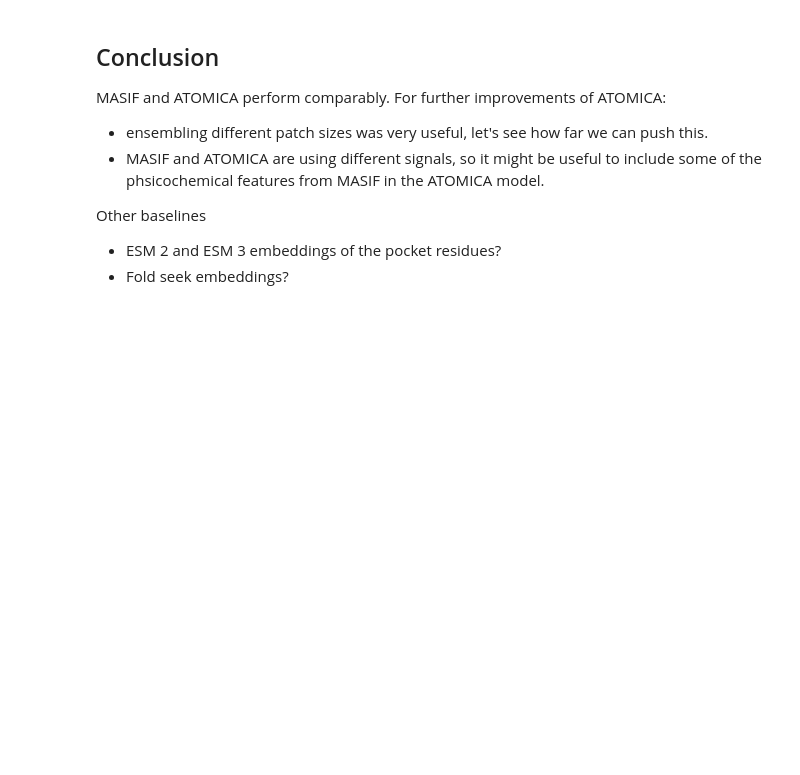
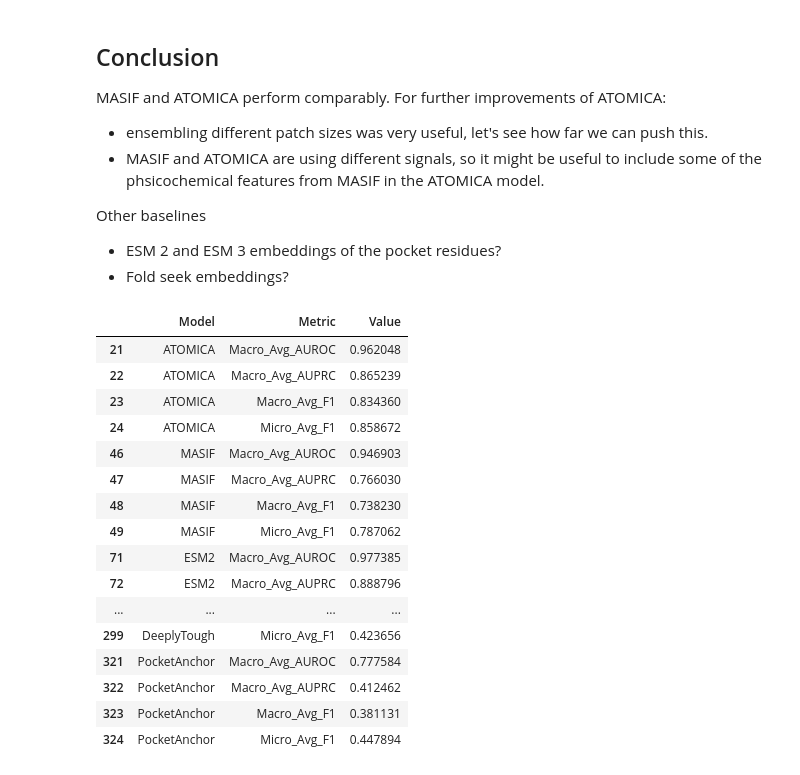
Before and after one commit to mims-harvard/ATOMICA, a Jupyter notebook: case_studies/masif_ligand_benchmark/results.ipynb, the cells around one changed output. Cells and saved outputs as stored; diff of their text form; code cells hidden in the pictures; blank space fills up the shorter version.

```diff
--- a/case_studies/masif_ligand_benchmark/results.ipynb
+++ b/case_studies/masif_ligand_benchmark/results.ipynb
@@ -261,7 +317,7 @@ data_df = pd.read_parquet(data_file)
 
 esmc_list = []
 for seed in range(5):
-    with open(f"{BASELINE_DIR}/esmc/esmc_mlp_dist_finaldim256_dropout0.3_lr1e-3/seed{seed}/test_predictions.json", "r") as f:
+    with open(f"{BASELINE_DIR}models/esmc/esmc_mlp_dist_finaldim256_dropout0.3_lr1e-3/seed{seed}/test_predictions.json", "r") as f:
         esmc_preds = json.load(f)
     results = {
         'id': data_df['id'],
@@ -289,7 +345,7 @@ data_df = pd.read_parquet(data_file)
 
 saprot_list = []
 for seed in range(5):
-    with open(f"{BASELINE_DIR}/saprot/saprot_mlp_dist_finaldim64_dropout0.1_lr1e-3/seed{seed}/test_predictions.json", "r") as f:
+    with open(f"{BASELINE_DIR}/models/saprot/saprot_mlp_dist_finaldim64_dropout0.1_lr1e-3/seed{seed}/test_predictions.json", "r") as f:
         saprot_preds = json.load(f)
     results = {
         'id': data_df['id'],
@@ -356,13 +412,7 @@ def _parse_prob(x):
         return np.fromstring(s.strip("[]"), sep=" ")
     return np.array([x], dtype=float)
 
-model_ckpts = [
- '/n/netscratch/mzitnik_lab/Lab/afang/ATOMICA/baselines/masif_benchmark/models/version_263/checkpoint/epoch69_step5950.ckpt',
- '/n/netscratch/mzitnik_lab/Lab/afang/ATOMICA/baselines/masif_benchmark/models/version_262/checkpoint/epoch32_step2805.ckpt',
- '/n/netscratch/mzitnik_lab/Lab/afang/ATOMICA/baselines/masif_benchmark/models/version_264/checkpoint/epoch49_step4250.ckpt',
- '/n/netscratch/mzitnik_lab/Lab/afang/ATOMICA/baselines/masif_benchmark/models/version_283/checkpoint/epoch43_step3740.ckpt',
- '/n/netscratch/mzitnik_lab/Lab/afang/ATOMICA/baselines/masif_benchmark/models/version_271/checkpoint/epoch21_step1870.ckpt',
- ]
+model_ckpts = [f"/n/holylfs06/LABS/mzitnik_lab/Lab/afang/ATOMICA/baselines/MASIF/models/atomica_esm2/late_fusion/seed{seed}/model.ckpt" for seed in range(5)]
 
 test_preds = []
 for ckpt in model_ckpts:
@@ -893,5 +943,25 @@ for model, (results_df, ensemble_results_df) in RESULTS_DICT.items():
 
 metrics_table_df = pd.DataFrame(metrics_table)
 metrics_ensemble_table_df = pd.DataFrame(ensemble_metrics_table)
+# %%
+metrics_ensemble_table_df[metrics_ensemble_table_df['Metric'].str.contains("Avg")]
+# %% [output]
+|  | Model | Metric | Value |
+| 21 | ATOMICA | Macro_Avg_AUROC | 0.962048 |
+| 22 | ATOMICA | Macro_Avg_AUPRC | 0.865239 |
+| 23 | ATOMICA | Macro_Avg_F1 | 0.834360 |
+| 24 | ATOMICA | Micro_Avg_F1 | 0.858672 |
+| 46 | MASIF | Macro_Avg_AUROC | 0.946903 |
+| 47 | MASIF | Macro_Avg_AUPRC | 0.766030 |
+| 48 | MASIF | Macro_Avg_F1 | 0.738230 |
+| 49 | MASIF | Micro_Avg_F1 | 0.787062 |
+| 71 | ESM2 | Macro_Avg_AUROC | 0.977385 |
+| 72 | ESM2 | Macro_Avg_AUPRC | 0.888796 |
+| ... | ... | ... | ... |
+| 299 | DeeplyTough | Micro_Avg_F1 | 0.423656 |
+| 321 | PocketAnchor | Macro_Avg_AUROC | 0.777584 |
+| 322 | PocketAnchor | Macro_Avg_AUPRC | 0.412462 |
+| 323 | PocketAnchor | Macro_Avg_F1 | 0.381131 |
+| 324 | PocketAnchor | Micro_Avg_F1 | 0.447894 |
 # %%
 colors = [
```
Also changed, not shown: parts of 16 cells of this notebook, 12 other files.
